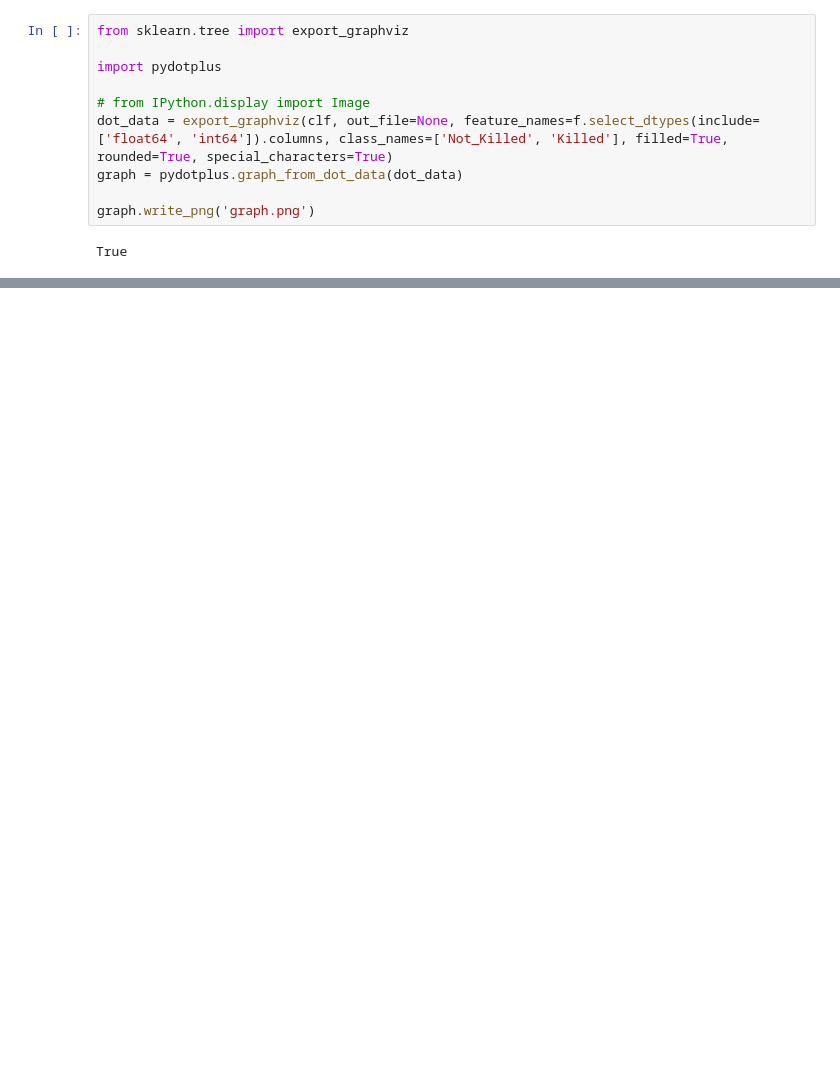
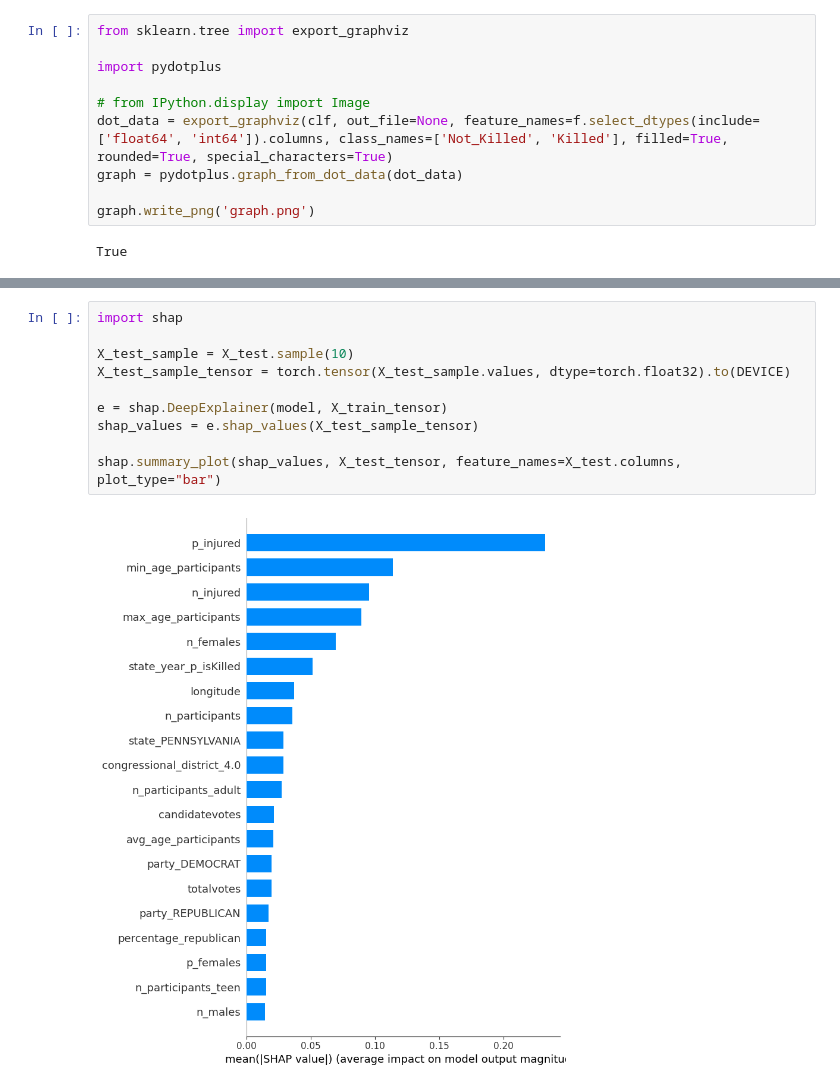
Before and after one commit to gentannipea/DataMining-2023, a Jupyter notebook: notebooks/Classification.ipynb, the cells around one changed output, grey strips where cells are left out. Cells and saved outputs as stored; diff of their text form; blank space fills up the shorter version.

```diff
--- a/notebooks/Classification.ipynb
+++ b/notebooks/Classification.ipynb
@@ -222,0 +342,12 @@ Epoch 4901/5000, Loss: 511134.6250
+# %%
+import shap
+
+X_test_sample = X_test.sample(10)
+X_test_sample_tensor = torch.tensor(X_test_sample.values, dtype=torch.float32).to(DEVICE)
+
+e = shap.DeepExplainer(model, X_train_tensor)
+shap_values = e.shap_values(X_test_sample_tensor)
+
+shap.summary_plot(shap_values, X_test_tensor, feature_names=X_test.columns, plot_type="bar")
+# %% [output]
+[figure, added]
```
Also changed, not shown: parts of 10 cells of this notebook, 2 other files.
